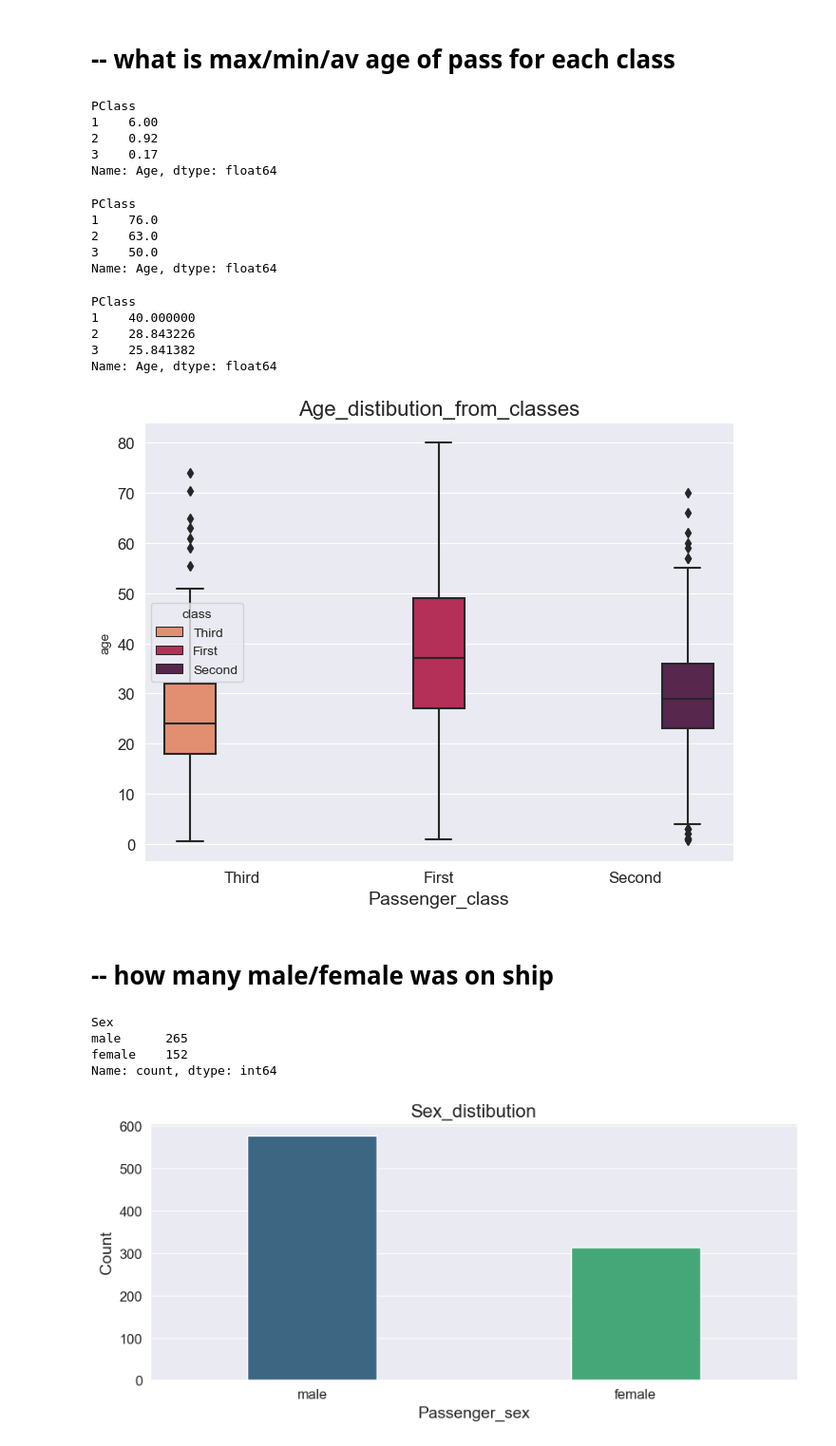
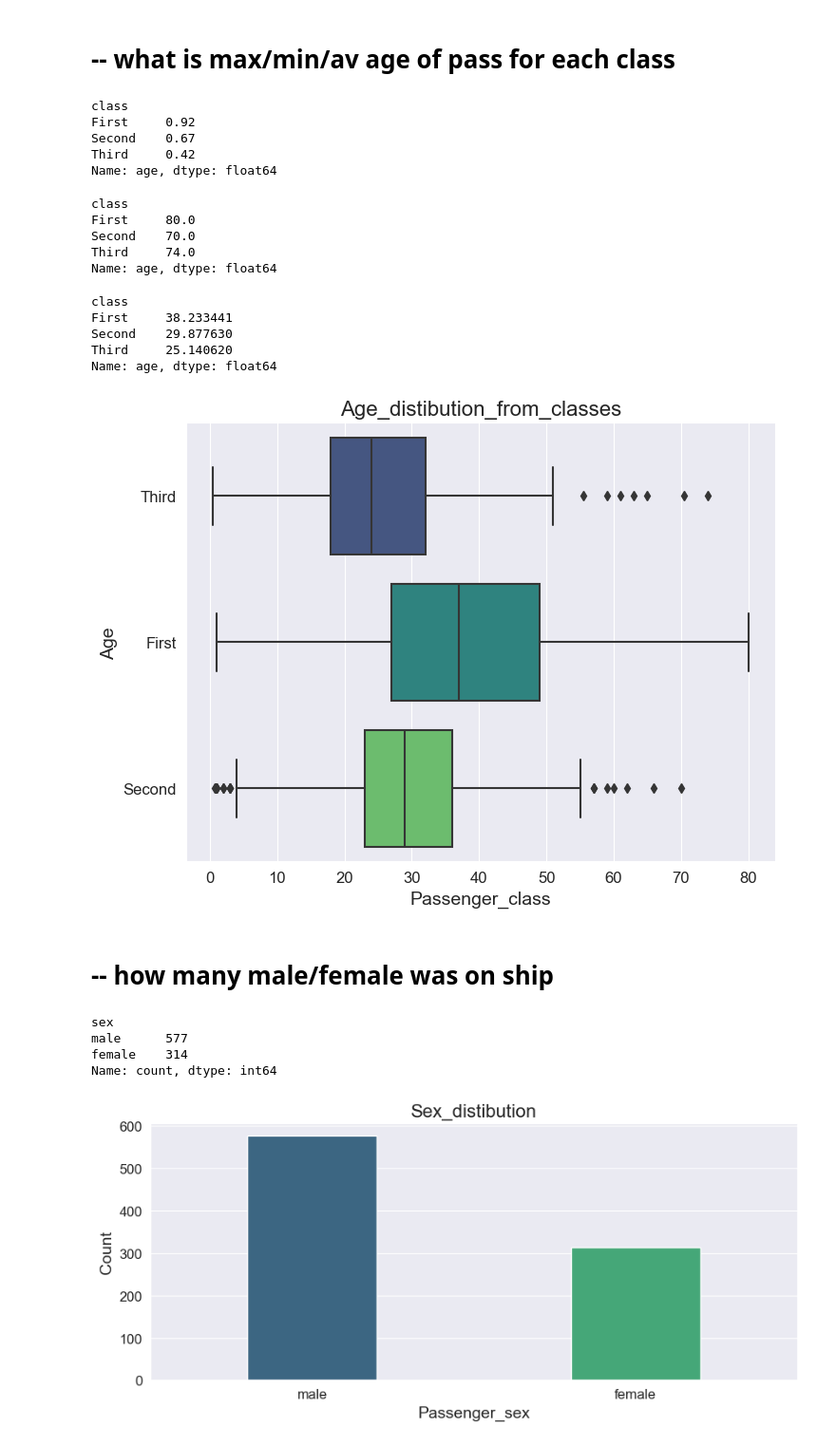
Before and after one commit to 88alexinho/titanic_full_cycle_project, a Jupyter notebook: full_cycle_project.ipynb, the cells around one changed output. Shown at 95% size. Cells and saved outputs as stored; diff of their text form; code cells hidden in the pictures.

```diff
--- a/full_cycle_project.ipynb
+++ b/full_cycle_project.ipynb
@@ -179,49 +134,50 @@ plt.show()
 # %% [markdown]
 # -- what is max/min/av age of pass for each class
 # %%
-titanic_df.groupby(by='PClass')['Age'].min()
+titanic_df.groupby(by='class')['age'].min()
 # %% [output]
-PClass
-1    6.00
-2    0.92
-3    0.17
-Name: Age, dtype: float64
+class
+First     0.92
+Second    0.67
+Third     0.42
+Name: age, dtype: float64
 # %%
-titanic_df.groupby(by='PClass')['Age'].max()
+titanic_df.groupby(by='class')['age'].max()
 # %% [output]
-PClass
-1    76.0
-2    63.0
-3    50.0
-Name: Age, dtype: float64
+class
+First     80.0
+Second    70.0
+Third     74.0
+Name: age, dtype: float64
 # %%
-titanic_df.groupby(by='PClass')['Age'].mean()
+titanic_df.groupby(by='class')['age'].mean()
 # %% [output]
-PClass
-1    40.000000
-2    28.843226
-3    25.841382
-Name: Age, dtype: float64
+class
+First     38.233441
+Second    29.877630
+Third     25.140620
+Name: age, dtype: float64
 # %%
 fig, ax = plt.subplots(figsize=(8, 6))
-ax = sns.boxplot(titanic_df,x='class',y='age',hue='class',palette = 'rocket_r')
+ax = sns.boxplot(titanic_df,x='age',y='class',palette = 'viridis')
 #style of diagram
 sns.set_style("darkgrid")
 ax.set_title('Age_distibution_from_classes', loc='center', fontsize='medium',size = 16)
 plt.xticks(size=12)
+plt.ylabel('Age', size=14)
 plt.xlabel('Passenger_class', size=14)
 plt.yticks(size=12)
 plt.show()
 # %% [output]
-[figure, old version]
+[figure, new version]
 # %% [markdown]
 # -- how many male/female was on ship
 # %%
-titanic_df['Sex'].value_counts()
+titanic_df['sex'].value_counts()
 # %% [output]
-Sex
-male      265
-female    152
+sex
+male      577
+female    314
 Name: count, dtype: int64
 # %%
 fig, ax = plt.subplots(figsize=(10, 4))
```
Also changed, not shown: parts of 26 cells of this notebook, 1 other file.
